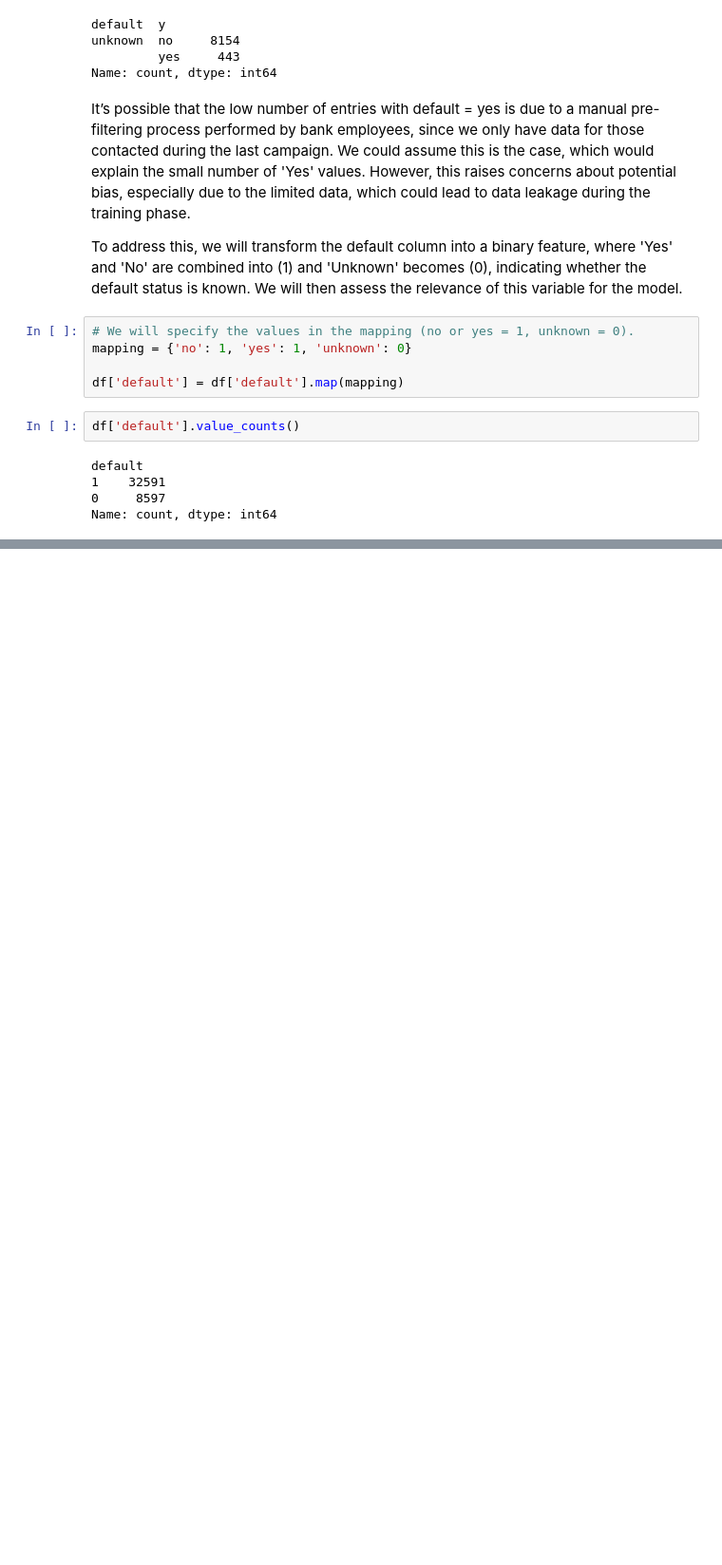
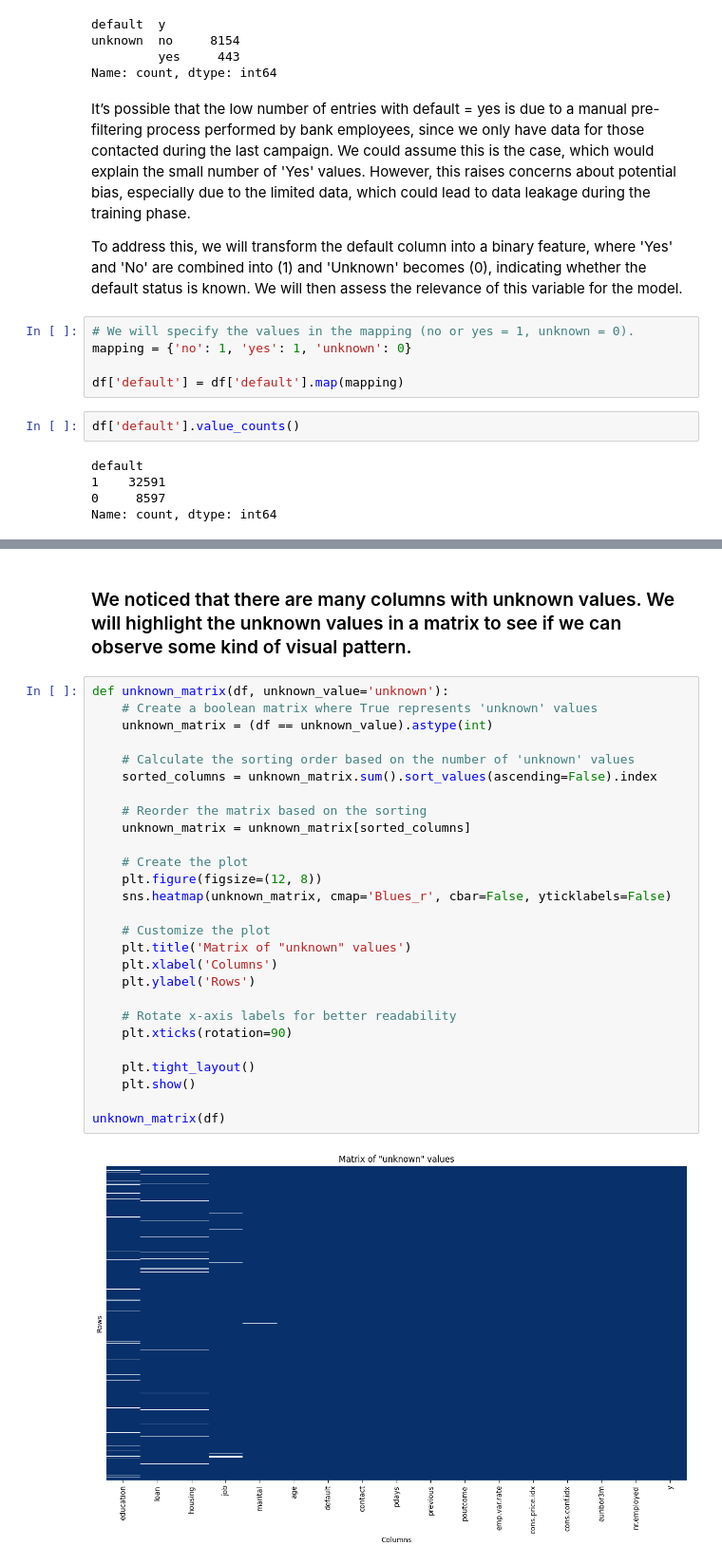
Before and after one commit to GuillePrograma94/ML-Exercise, a Jupyter notebook: src/explore.ipynb, the cells around one changed output, grey strips where cells are left out. Shown: that part at 95% size. Drawn from its saved outputs; the diff is of its cells as text; blank space fills up the shorter version.

```diff
--- a/src/explore.ipynb
+++ b/src/explore.ipynb
@@ -205,0 +296,31 @@ Name: count, dtype: int64
+# %% [markdown]
+### We noticed that there are many columns with unknown values. We will highlight the unknown values in a matrix to see if we can observe some kind of visual pattern.
+# %%
+def unknown_matrix(df, unknown_value='unknown'):
+    # Create a boolean matrix where True represents 'unknown' values
+    unknown_matrix = (df == unknown_value).astype(int)
+
+    # Calculate the sorting order based on the number of 'unknown' values
+    sorted_columns = unknown_matrix.sum().sort_values(ascending=False).index
+
+    # Reorder the matrix based on the sorting
+    unknown_matrix = unknown_matrix[sorted_columns]
+
+    # Create the plot
+    plt.figure(figsize=(12, 8))
+    sns.heatmap(unknown_matrix, cmap='Blues_r', cbar=False, yticklabels=False)
+
+    # Customize the plot
+    plt.title('Matrix of "unknown" values')
+    plt.xlabel('Columns')
+    plt.ylabel('Rows')
+
+    # Rotate x-axis labels for better readability
+    plt.xticks(rotation=90)
+
+    plt.tight_layout()
+    plt.show()
+
+unknown_matrix(df)
+# %% [output]
+[figure, added]
```
Also changed, not shown: parts of 27 cells of this notebook, 2 other files.
